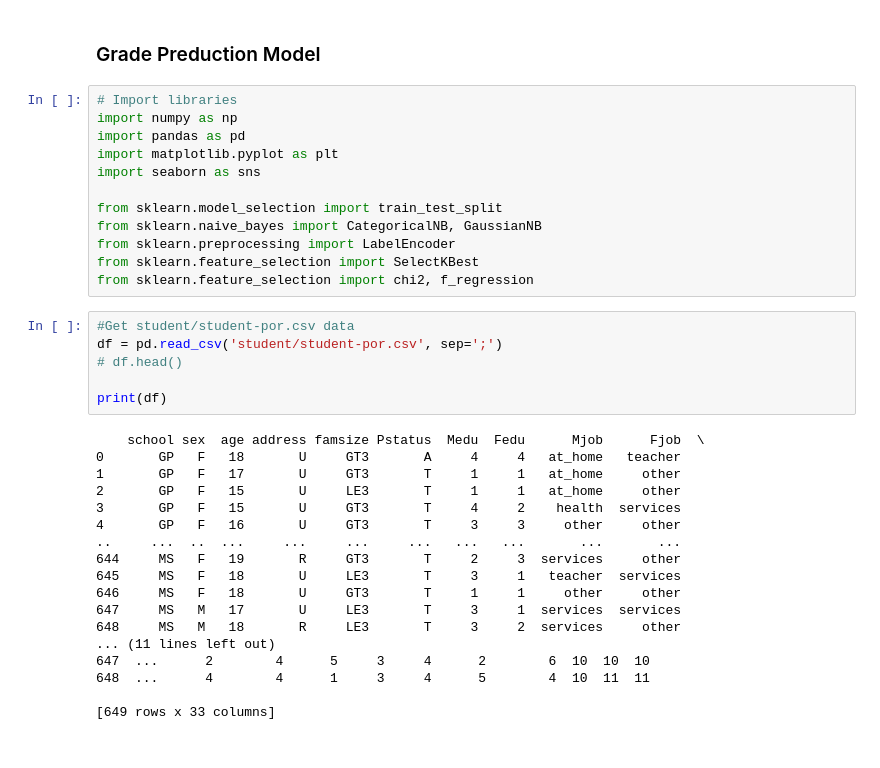
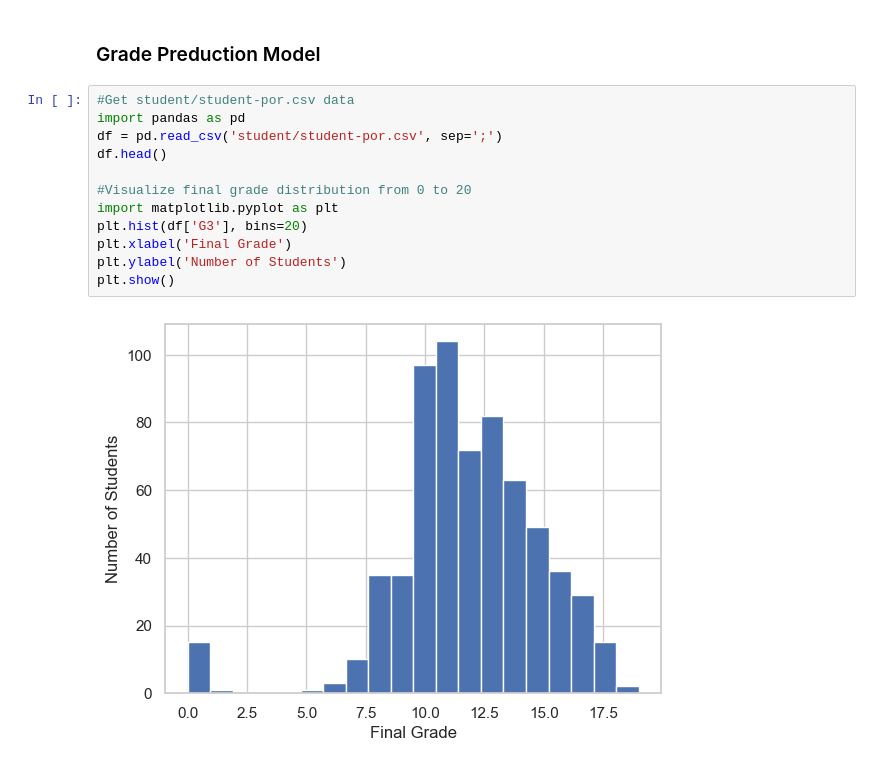
Before and after one commit to Matdrox/grade-predictor, a Jupyter notebook: predictor.ipynb, the cells around one changed output. Saved outputs shown, nothing was run; the diff lists cells and outputs as text.

```diff
--- a/predictor.ipynb
+++ b/predictor.ipynb
@@ -1,38 +1,16 @@
 # %% [markdown]
 ### Grade Preduction Model
-# %%
-# Import libraries
-import numpy as np
-import pandas as pd
-import matplotlib.pyplot as plt
-import seaborn as sns
-
-from sklearn.model_selection import train_test_split
-from sklearn.naive_bayes import CategoricalNB, GaussianNB
-from sklearn.preprocessing import LabelEncoder
-from sklearn.feature_selection import SelectKBest
-from sklearn.feature_selection import chi2, f_regression
 # %%
 #Get student/student-por.csv data
+import pandas as pd
 df = pd.read_csv('student/student-por.csv', sep=';')
-# df.head()
+df.head()
 
-print(df)
+#Visualize final grade distribution from 0 to 20
+import matplotlib.pyplot as plt
+plt.hist(df['G3'], bins=20)
+plt.xlabel('Final Grade')
+plt.ylabel('Number of Students')
+plt.show()
 # %% [output]
-    school sex  age address famsize Pstatus  Medu  Fedu      Mjob      Fjob  \
-0       GP   F   18       U     GT3       A     4     4   at_home   teacher
-1       GP   F   17       U     GT3       T     1     1   at_home     other
-2       GP   F   15       U     LE3       T     1     1   at_home     other
-3       GP   F   15       U     GT3       T     4     2    health  services
-4       GP   F   16       U     GT3       T     3     3     other     other
-..     ...  ..  ...     ...     ...     ...   ...   ...       ...       ...
-644     MS   F   19       R     GT3       T     2     3  services     other
-645     MS   F   18       U     LE3       T     3     1   teacher  services
-646     MS   F   18       U     GT3       T     1     1     other     other
-647     MS   M   17       U     LE3       T     3     1  services  services
-648     MS   M   18       R     LE3       T     3     2  services     other
-... (11 lines left out)
-647  ...      2        4      5     3     4      2        6  10  10  10
-648  ...      4        4      1     3     4      5        4  10  11  11
-
-[649 rows x 33 columns]
+[figure, added]
```
Also changed, not shown: parts of 9 cells of this notebook, 3 other files.
